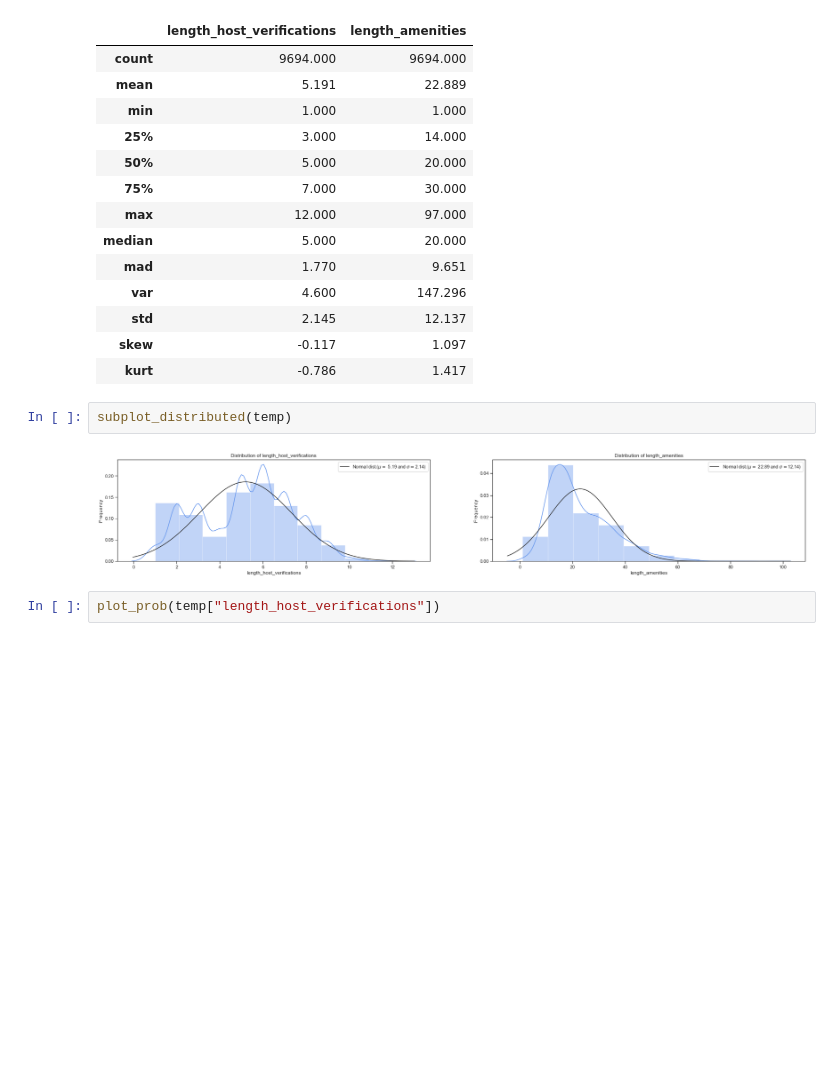
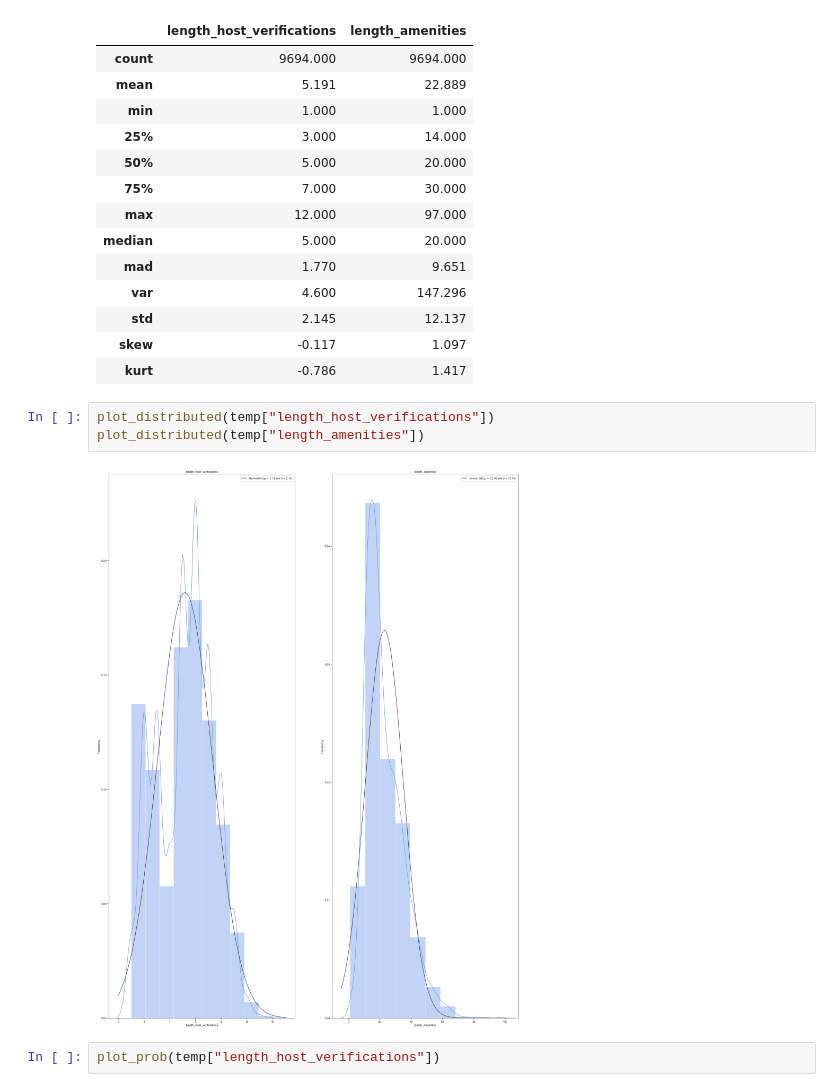
Before and after one commit to weiweiECNU/QBUS, a Jupyter notebook: QBUS6810_2/group assignment.ipynb, the cells around one changed output. Cells and saved outputs as stored; diff of their text form; blank space fills up the shorter version.

```diff
--- a/QBUS6810_2/group assignment.ipynb
+++ b/QBUS6810_2/group assignment.ipynb
@@ -1061,10 +1065,11 @@ get_status(pd.DataFrame(temp))
 | std | 2.145 | 12.137 |
 | skew | -0.117 | 1.097 |
 | kurt | -0.786 | 1.417 |
-# %%
-subplot_distributed(temp)
-# %% [output]
-[figure, removed]
+# %%
+plot_distributed(temp["length_host_verifications"])
+plot_distributed(temp["length_amenities"])
+# %% [output]
+[figure, added]
 # %%
 plot_prob(temp["length_host_verifications"])
 # %% [output]
```
Also changed, not shown: parts of 25 cells of this notebook, 4 other files.
